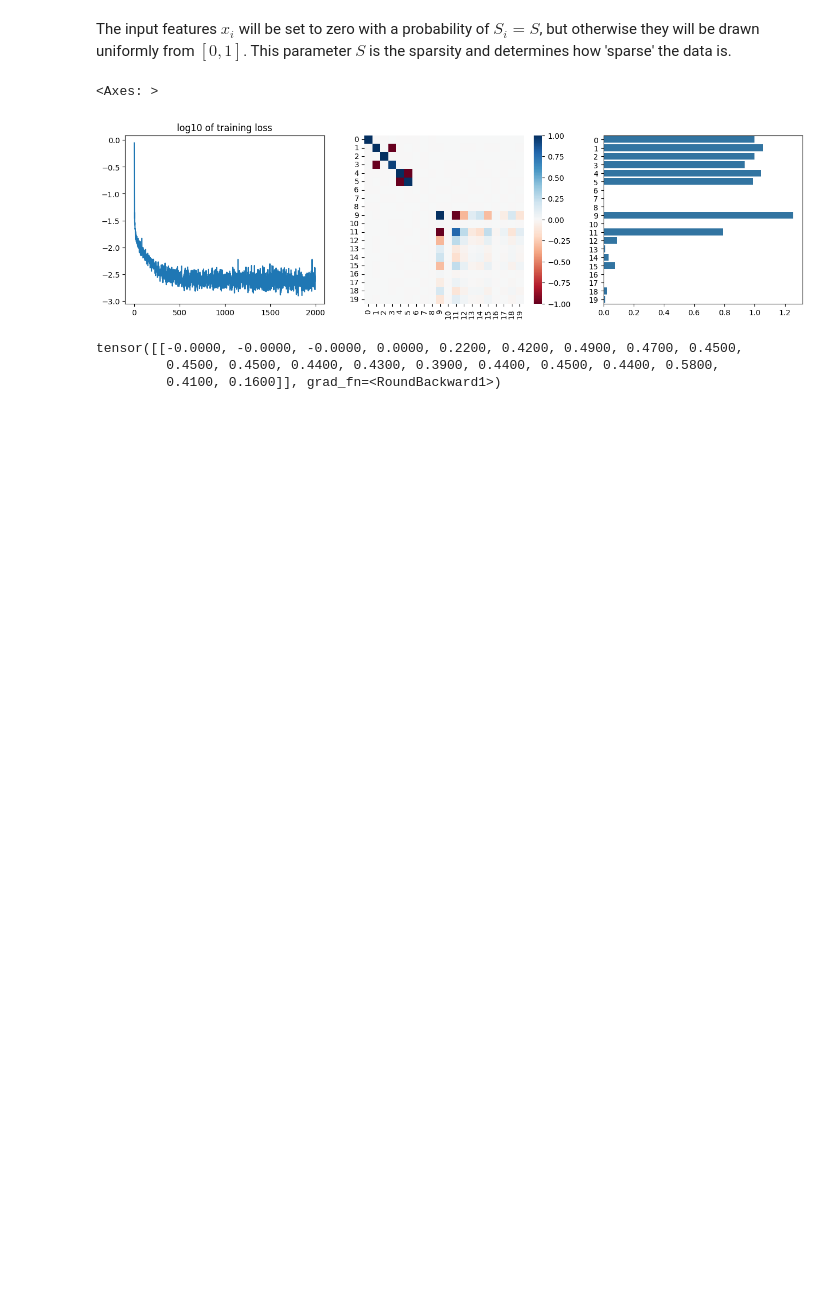
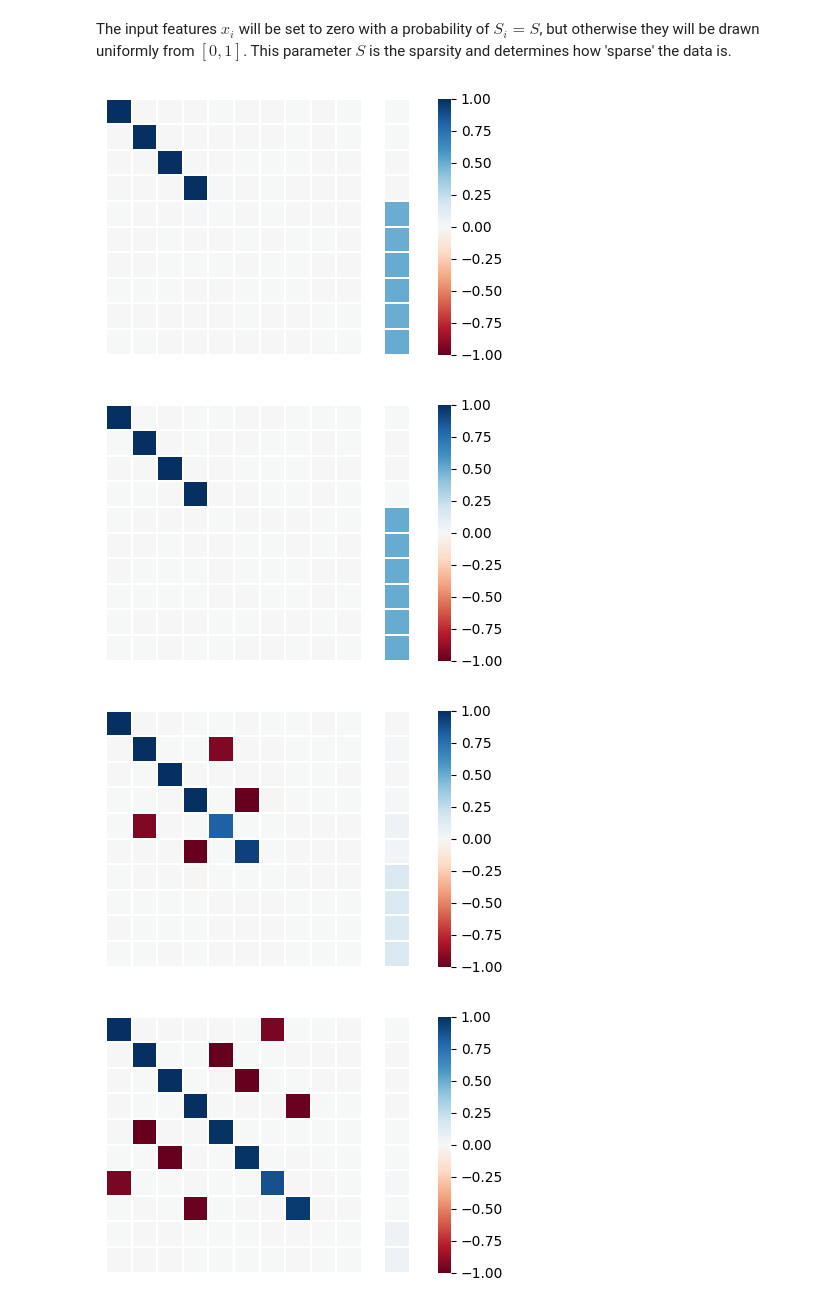
Before and after one commit to avspaendonck/Papers, a Jupyter notebook: Interpretability/Superposition.ipynb, the cells around one changed output. Saved outputs shown, nothing was run; the diff lists cells and outputs as text; code cells hidden in the pictures; blank space fills up the shorter version.

Commit message:
Notebook now plots all heatmaps for weights and biases

```diff
--- a/Interpretability/Superposition.ipynb
+++ b/Interpretability/Superposition.ipynb
@@ -77,44 +73,3 @@ class Model():
         self.loss_hist = loss_hist
 # %% [markdown]
 The input features $x_i$ will be set to zero with a probability of $S_i = S$, but otherwise they will be drawn uniformly from $[0, 1]$. This parameter $S$ is the sparsity and determines how 'sparse' the data is.
-# %%
-#  set hyperparameters
-config = Config(
-    n_features = 20,
-    n_hidden = 5,
-    n_instances = 1,
-    batch_size = 50,
-    sparsity =  0.7,
- )
-
-# initalize model
-model = Model(
-    config=config,
-    importance=0.7 ** torch.arange(config.n_features),
-    nonlinear=True,
-)
-
-# train the model
-model.train(lr=0.1, n_steps = 2*10**5)
-
-# get weights
-wwt = model.weights @ torch.transpose(model.weights, 0, 1)
-wwt = wwt.detach().numpy()
-
-# plot
-fig, axs = plt.subplots(ncols = 3, figsize=(16, 4))
-
-axs[0].plot(model.loss_hist)
-axs[0].set_title("log10 of training loss")
-
-sns.heatmap(wwt,  cmap='RdBu', vmin=-1, vmax=1, ax=axs[1])
-sns.barplot(wwt.diagonal(), orient='h', ax=axs[2])
-# %% [output]
-<Axes: >
-[figure, removed]
-# %%
-model.bias.round(decimals=2)
-# %% [output]
-tensor([[-0.0000, -0.0000, -0.0000, 0.0000, 0.2200, 0.4200, 0.4900, 0.4700, 0.4500,
-         0.4500, 0.4500, 0.4400, 0.4300, 0.3900, 0.4400, 0.4500, 0.4400, 0.5800,
-         0.4100, 0.1600]], grad_fn=<RoundBackward1>)
@@ -120,0 +104,34 @@ tensor([[-0.0000, -0.0000, -0.0000, 0.0000, 0.2200, 0.4200, 0.4900, 0.4700, 0.45
+# %%
+# set dimensions and batchsize of model
+config = Config(
+    n_features = 10,
+    n_hidden = 4,
+    batch_size = 30,
+ )
+
+# pick the parameters for which we want to plot
+nonlinear = [False]+[True]*3
+sparsity = [0, 0, 0.7, 0.9]
+
+# create multiple models
+models = []
+for i in range(len(sparsity)):
+    models.append(Model(
+        config=config,
+        importance= 0.7 ** torch.arange(config.n_features),
+        nonlinear=nonlinear[i],
+        sparsity=sparsity[i],
+    ))
+
+# train the models
+for model in models:
+    model.train(lr=0.3, n_steps=10**5)
+# %%
+# display the heatmaps of weights and biases
+for model in models:
+    create_plots(model)
+# %% [output]
+[figure, added]
+[figure, added]
+[figure, added]
+[figure, added]
```
Also changed, not shown: parts of 11 cells of this notebook.
